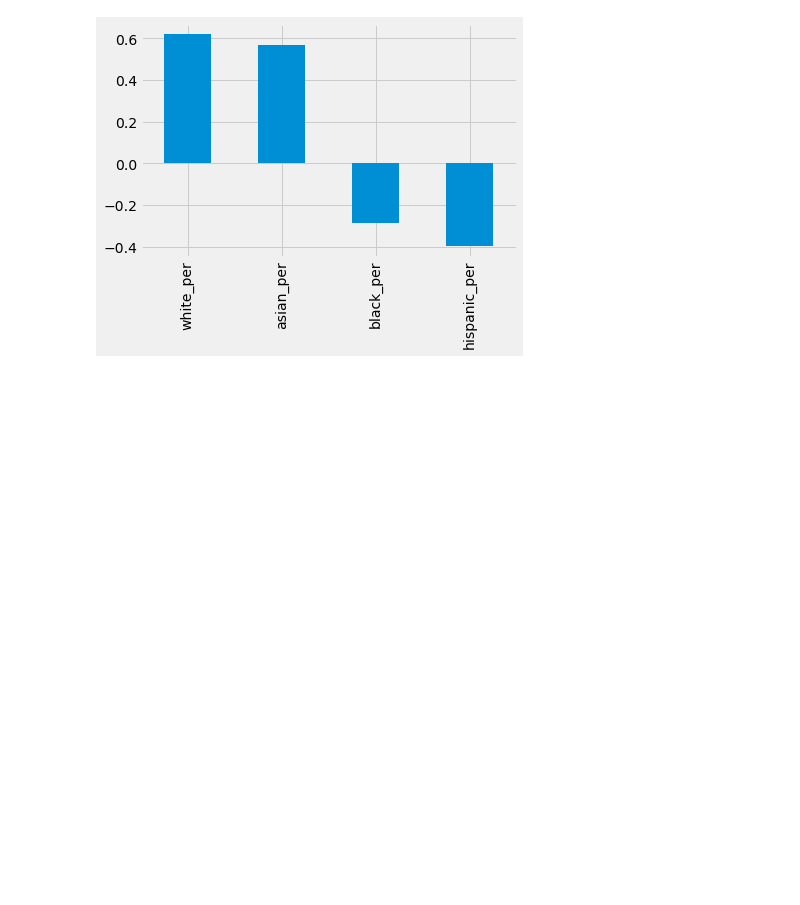
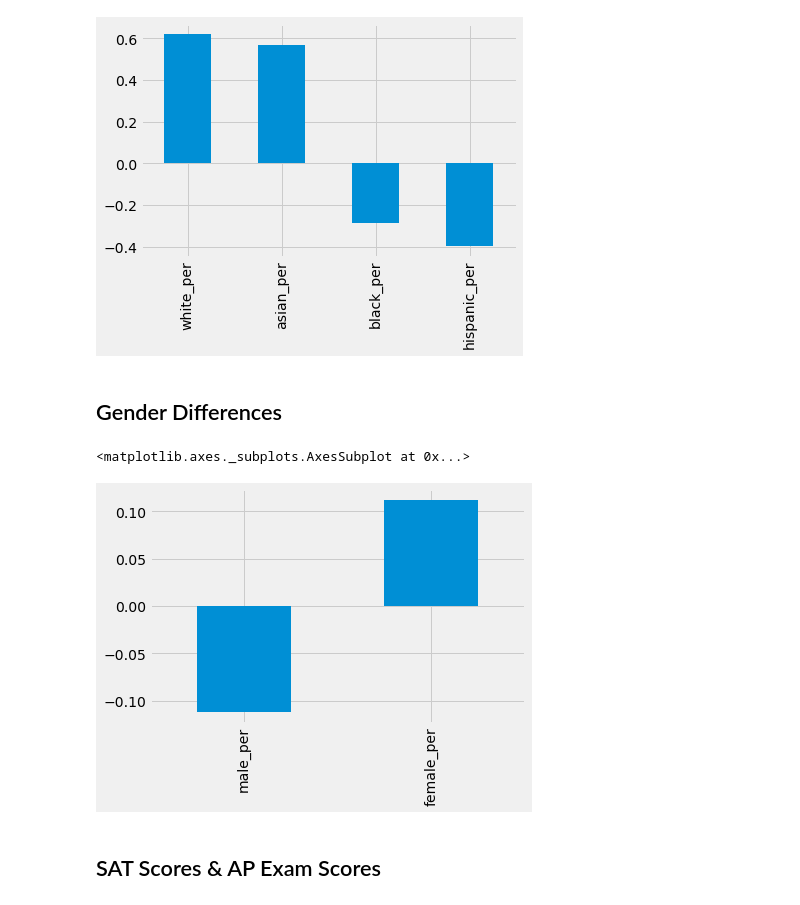
Before and after one commit to branBeckett/data-science-projects, a Jupyter notebook: nyc-high-school-data/nyc-high-school-data.ipynb, the cells around one changed output. Cells and saved outputs as stored; diff of their text form; code cells hidden in the pictures; blank space fills up the shorter version.

```diff
--- a/nyc-high-school-data/nyc-high-school-data.ipynb
+++ b/nyc-high-school-data/nyc-high-school-data.ipynb
@@ -206,3 +208,13 @@ combined.corr()["sat_score"][race_fields].plot.bar()
 # %% [output]
 <matplotlib.axes._subplots.AxesSubplot at 0x...>
 [figure]
+# %% [markdown]
+## Gender Differences
+# %%
+gender_fields = ['male_per', 'female_per']
+combined.corr()['sat_score'][gender_fields].plot.bar()
+# %% [output]
+<matplotlib.axes._subplots.AxesSubplot at 0x...>
+[figure, added]
+# %% [markdown]
+## SAT Scores & AP Exam Scores
```
Also changed, not shown: parts of 15 cells of this notebook.
